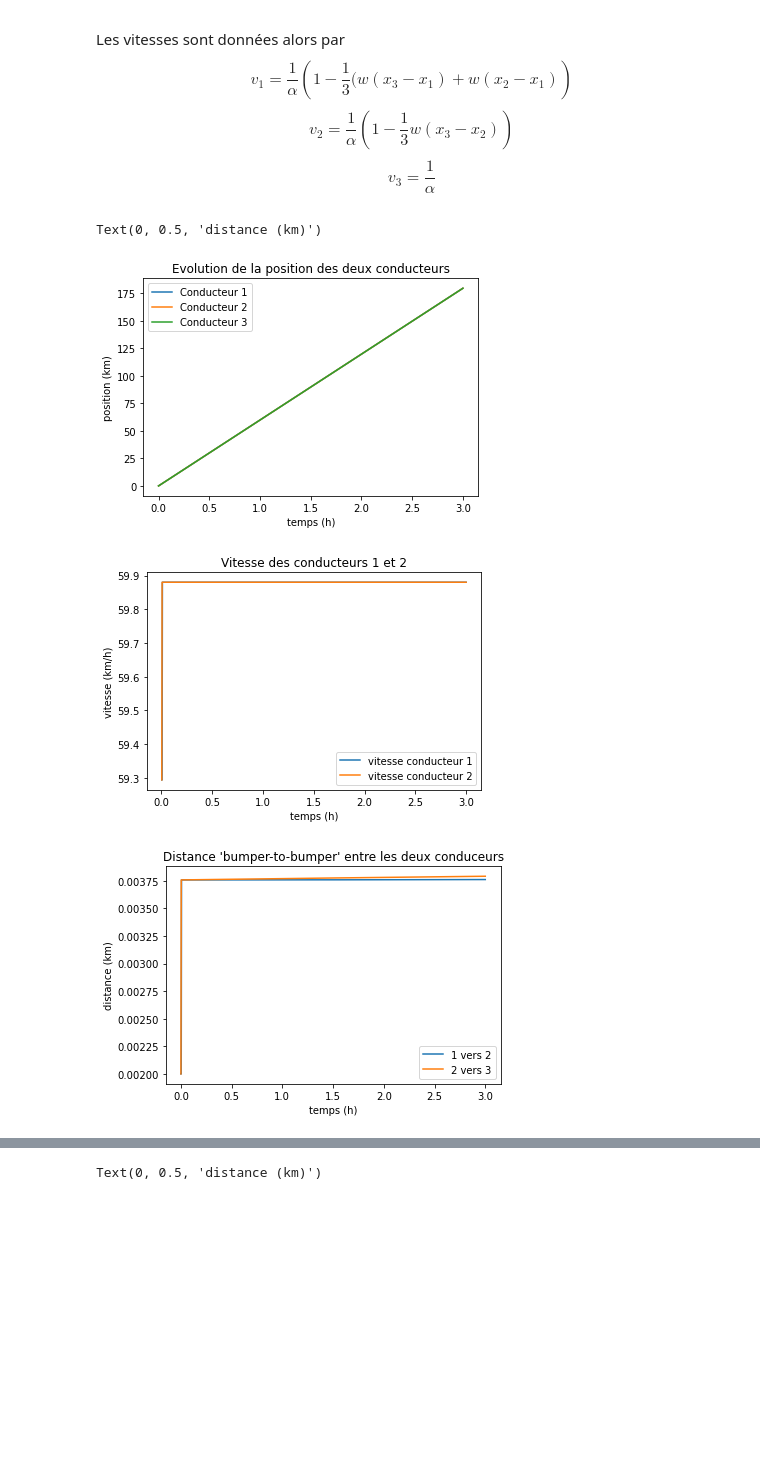
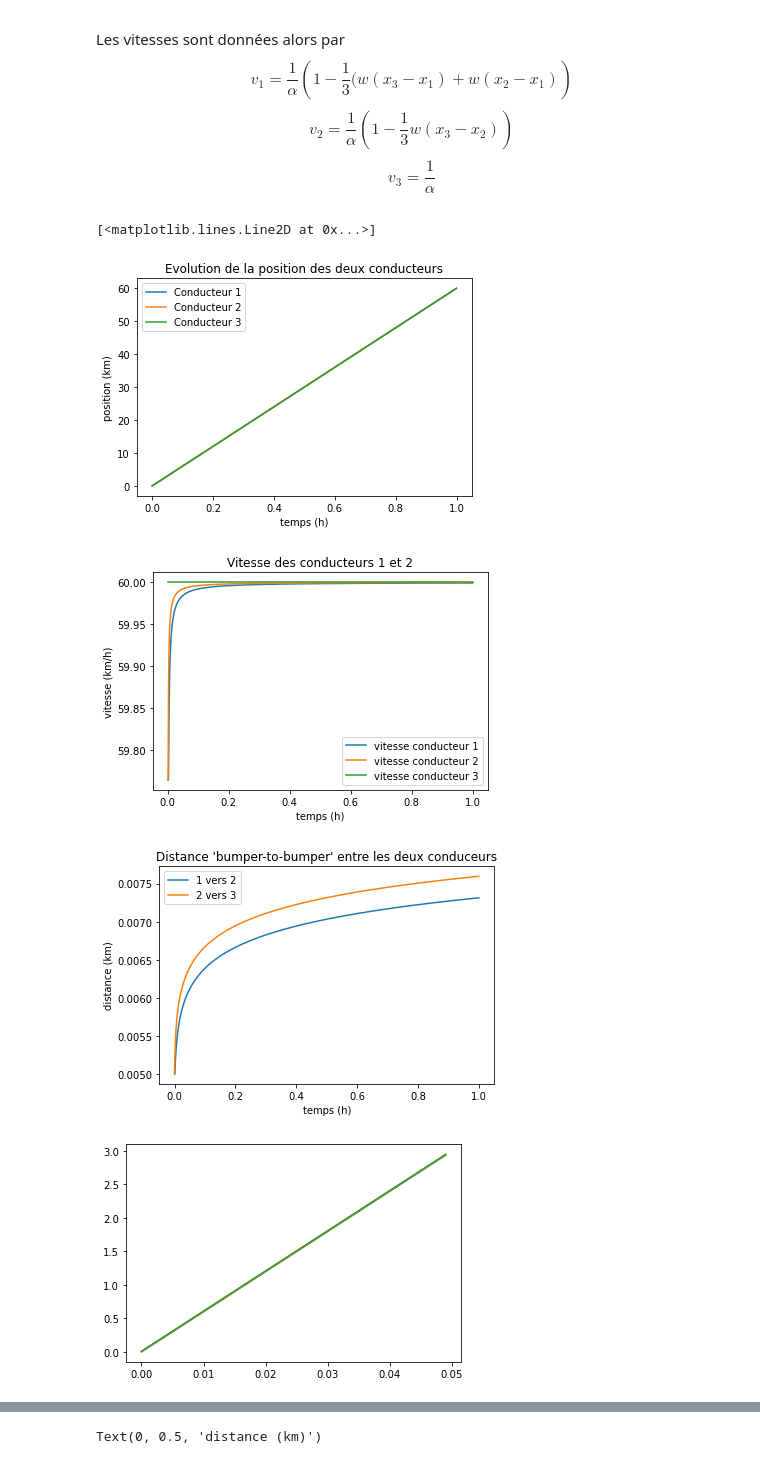
Before and after one commit to s-fl0res/PAr-168, a Jupyter notebook: simu_discrete.ipynb, the cells around one changed output, grey strips where cells are left out. Saved outputs shown, nothing was run; the diff lists cells and outputs as text; code cells hidden in the pictures; blank space fills up the shorter version.

```diff
--- a/simu_discrete.ipynb
+++ b/simu_discrete.ipynb
@@ -42,15 +42,12 @@ def ModeleDeuxConducteurs(T,N,alpha,lda,x1,x2):
 # Définition des paramètres de la simulation
 T = 1
 N = 1000
-alpha = 0.0167
+alpha = 0.1
 x1 = [0]
 x2 = [0.001]
 
 EX0 = 1/2 *(x1[0] + x2[0])
-VarX0 = 1/2 * ((x
-
-
-                31[0] -EX0)**2 + (x2[0] -EX0)**2)
+VarX0 = 1/2 * ((x1[0] -EX0)**2 + (x2[0] -EX0)**2)
 lda = 0.1 * np.sqrt(VarX0) # paramètre lambda
 
 # Plot
@@ -129,42 +130,48 @@ def ModeleTroisConducteurs(T,N,alpha,lda,x1,x2,x3):
     return x1,x2,x3,v1,v2,t
 # %%
 # Définition des paramètres de la simulation
-T = 3
+T = 1
 N = 1000
-alpha = 0.0167
+alpha = 1/60
 x1 = [0]
-x2 = [0.002]
-x3 = [0.004]
+x2 = [0.005]
+x3 = [0.010]
 
 EX0 = 1/3 *(x1[0] + x2[0] + x3[0])
 VarX0 = 1/3 * ((x1[0] -EX0)**2 + (x2[0] -EX0)**2 + (x3[0] -EX0)**2)
 lda = 0.1 * np.sqrt(VarX0)
 
 # Plot
 x1,x2,x3,v1,v2,t = ModeleTroisConducteurs(T,N,alpha,lda,x1,x2,x3)
 plt.plot(t,x1,label="Conducteur 1")
 plt.plot(t,x2,label="Conducteur 2")
 plt.plot(t,x3,label="Conducteur 3")
 plt.legend()
 plt.title("Evolution de la position des deux conducteurs")
 plt.xlabel("temps (h)")
 plt.ylabel("position (km)")
 plt.figure()
 plt.plot(t[1:],v1,label='vitesse conducteur 1')
 plt.plot(t[1:],v2,label='vitesse conducteur 2')
+plt.plot(t[1:],1/alpha * np.ones(len(t[1:])),label='vitesse conducteur 3')
 plt.title("Vitesse des conducteurs 1 et 2")
 plt.xlabel("temps (h)")
 plt.ylabel("vitesse (km/h)")
 plt.legend()
 plt.figure()
 plt.plot(t,np.array(x2)-np.array(x1),label="1 vers 2")
 plt.plot(t,np.array(x3)-np.array(x2),label="2 vers 3")
 plt.legend()
 plt.title("Distance 'bumper-to-bumper' entre les deux conduceurs")
 plt.xlabel("temps (h)")
 plt.ylabel("distance (km)")
+plt.figure()
+plt.plot(t[0:50],x1[0:50],label="Conducteur 1")
+plt.plot(t[0:50],x2[0:50],label="Conducteur 2")
+plt.plot(t[0:50],x3[0:50],label="Conducteur 3")
 # %% [output]
-Text(0, 0.5, 'distance (km)')
+[<matplotlib.lines.Line2D at 0x...>]
-[figure, old version]
+[figure, new version]
-[figure, old version]
+[figure, new version]
-[figure, old version]
+[figure, new version]
+[figure, added]
```
Also changed, not shown: parts of 5 cells of this notebook, 1 other file.
